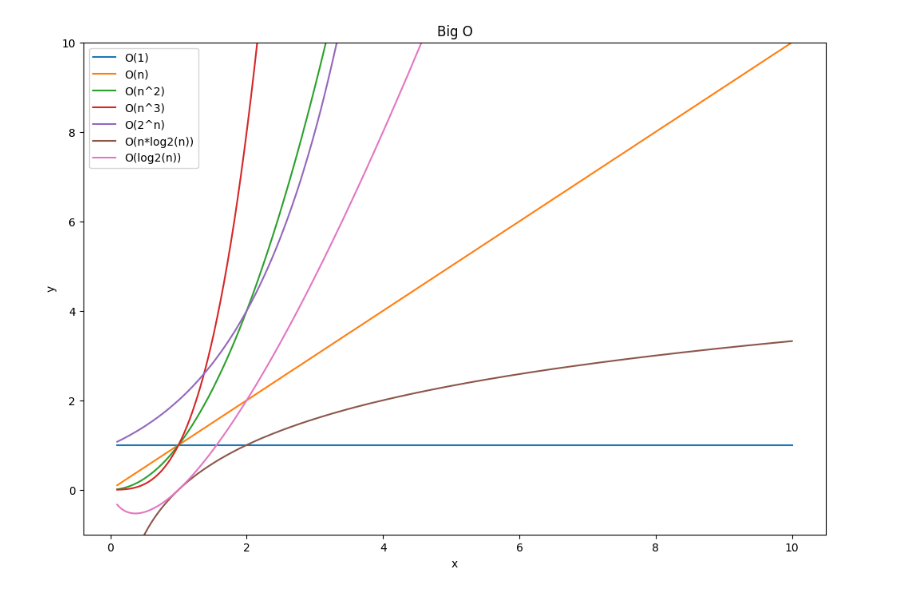
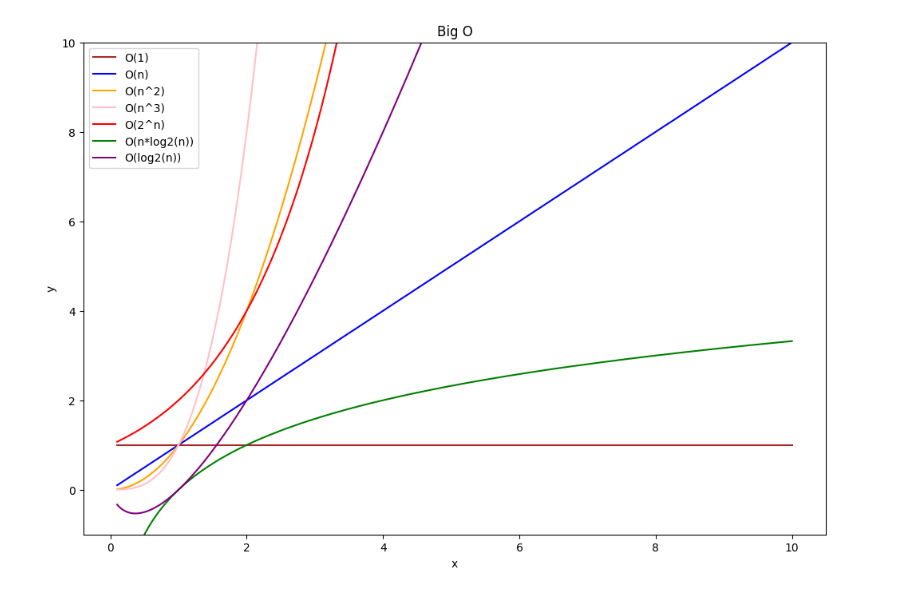
Before and after one commit to JasonLin2002/learning-result, a Jupyter notebook: 資料結構/112年上/10月4/class_test.ipynb, the cells around one changed output. Drawn from its saved outputs; the diff is of its cells as text; code cells hidden in the pictures.

```diff
--- a/資料結構/112年上/10月4/class_test.ipynb
+++ b/資料結構/112年上/10月4/class_test.ipynb
@@ -8,38 +8,38 @@ def O_1(n):
 def O_n(n):
     return n
 
 def O_n2(n):
     return n**2
 
 def O_n3(n):
     return n**3
 
 def O_2n(n):
     return 2**n
 
 def O_log2n(n):
     return np.log2(n)
 
 def O_nlog2n(n):
     return np.log2(n)*n
 
 x = np.linspace(0.1, 10, 1000)
 plt.figure(figsize=(12, 8))
 
-plt.plot(x, O_1(x), label="O(1)")
-plt.plot(x, O_n(x), label="O(n)")
-plt.plot(x, O_n2(x), label="O(n^2)")
-plt.plot(x, O_n3(x), label="O(n^3)")
-plt.plot(x, O_2n(x), label="O(2^n)")
-plt.plot(x, O_log2n(x), label="O(n*log2(n))")
-plt.plot(x, O_nlog2n(x), label="O(log2(n))")
+plt.plot(x, O_1(x), color="brown", label="O(1)")
+plt.plot(x, O_n(x), color="blue", label="O(n)")
+plt.plot(x, O_n2(x), color="orange", label="O(n^2)")
+plt.plot(x, O_n3(x), color="pink", label="O(n^3)")
+plt.plot(x, O_2n(x), color="red", label="O(2^n)")
+plt.plot(x, O_log2n(x), color="green", label="O(n*log2(n))")
+plt.plot(x, O_nlog2n(x), color="purple", label="O(log2(n))")
 
 plt.title("Big O")
 plt.xlabel("x")
 plt.ylabel("y")
 
 plt.ylim(-1, 10)
 plt.legend()
 plt.show()
 # %% [output]
-[figure, old version]
+[figure, new version]
```
Also changed, not shown: parts of 3 cells of this notebook, 2 other files.
